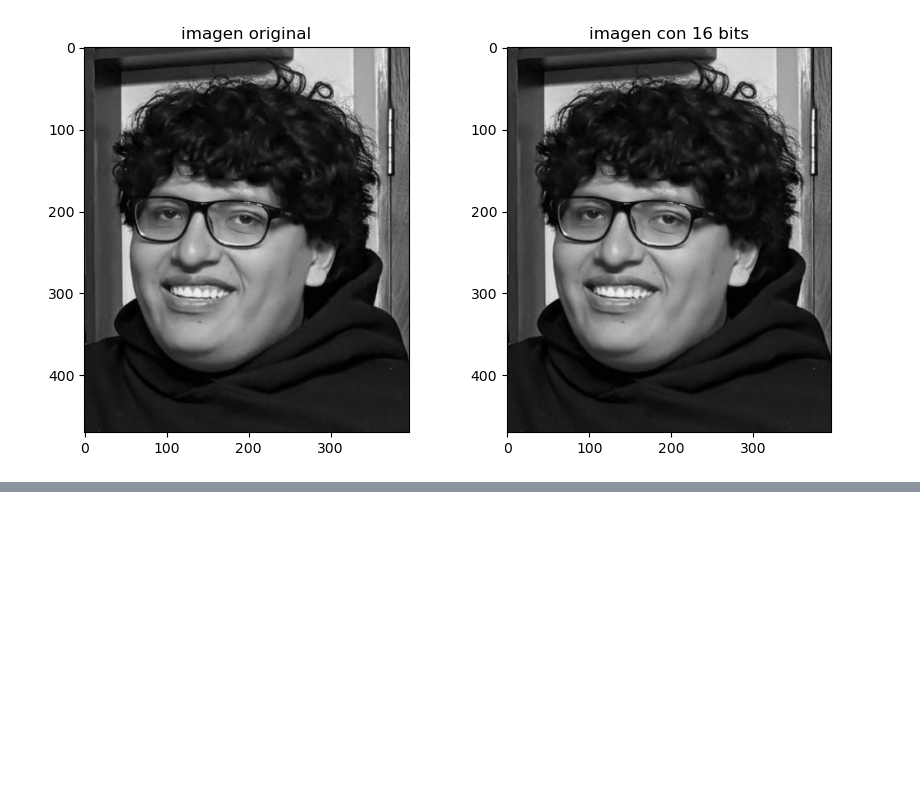
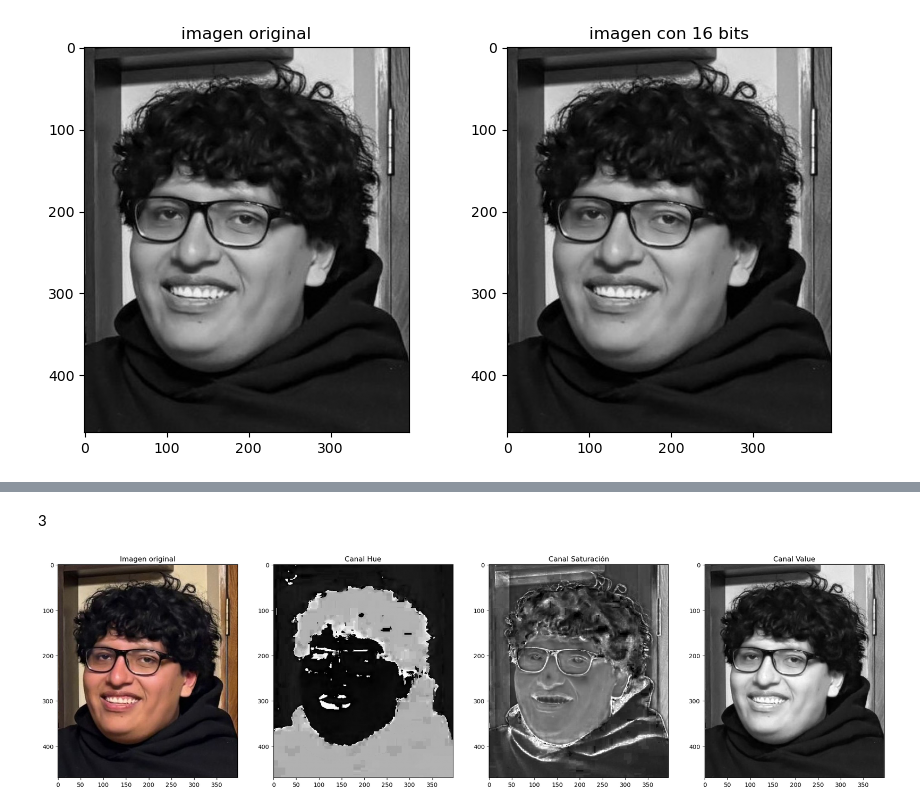
Before and after one commit to Fitooohhh/PDI2026, a Jupyter notebook: Clase1/clase2.ipynb, the cells around one changed output, grey strips where cells are left out. Drawn from its saved outputs; the diff is of its cells as text; code cells hidden in the pictures; blank space fills up the shorter version.

```diff
--- a/Clase1/clase2.ipynb
+++ b/Clase1/clase2.ipynb
@@ -103,0 +186,67 @@ profundidad del color : uint16
+# %% [markdown]
+3
+# %%
+import cv2
+import matplotlib.pyplot as plt
+import numpy as np
+
+imagen1 = cv2.imread('chanki.jpg')
+img = cv2.cvtColor(imagen1, cv2.COLOR_BGR2RGB)
+
+def RGB2HSV(img):
+    img = img.astype(np.float32)
+    img = img / 255
+    new_img = np.zeros_like(img)
+
+    maxChanel = np.argmax(img, axis=2)
+    maxValue = np.amax(img, axis=2)
+    minValue = np.amin(img, axis=2)
+
+    # Value
+    new_img[...,2] = maxValue
+
+    # Saturación
+    for i in range(img.shape[0]):
+        for j in range(img.shape[1]):
+            if maxValue[i,j] == 0:
+                new_img[i,j,1] = 0
+            else:
+                new_img[i,j,1] = (maxValue[i,j] - minValue[i,j]) / maxValue[i,j]
+
+    # Hue
+    for i in range(img.shape[0]):
+        for j in range(img.shape[1]):
+            if maxValue[i,j] == minValue[i,j]:
+                new_img[i,j,0] = 0
+            elif maxChanel[i,j] == 0:  # R
+                new_img[i,j,0] = 60 * ((img[i,j,1] - img[i,j,2]) / (maxValue[i,j] - minValue[i,j]))
+            elif maxChanel[i,j] == 1:  # G
+                new_img[i,j,0] = 120 + 60 * ((img[i,j,2] - img[i,j,0]) / (maxValue[i,j] - minValue[i,j]))
+            elif maxChanel[i,j] == 2:  # B
+                new_img[i,j,0] = 240 + 60 * ((img[i,j,0] - img[i,j,1]) / (maxValue[i,j] - minValue[i,j]))
+
+    # Ajustar negativos
+    new_img[...,0][new_img[...,0] < 0] += 360
+
+    return new_img
+
+
+hsv_img = RGB2HSV(img)
+
+fig, axs = plt.subplots(1,4,figsize=(25,10))
+
+axs[0].imshow(img)
+axs[0].set_title('Imagen original')
+
+axs[1].imshow(hsv_img[...,0], cmap='gray', vmin=0, vmax=360)
+axs[1].set_title('Canal Hue')
+
+axs[2].imshow(hsv_img[...,1], cmap='gray', vmin=0, vmax=1)
+axs[2].set_title('Canal Saturación')
+
+axs[3].imshow(hsv_img[...,2], cmap='gray', vmin=0, vmax=1)
+axs[3].set_title('Canal Value')
+
+plt.show()
+# %% [output]
+[figure, added]
```
Also changed, not shown: parts of 5 cells of this notebook, 3 other files.
